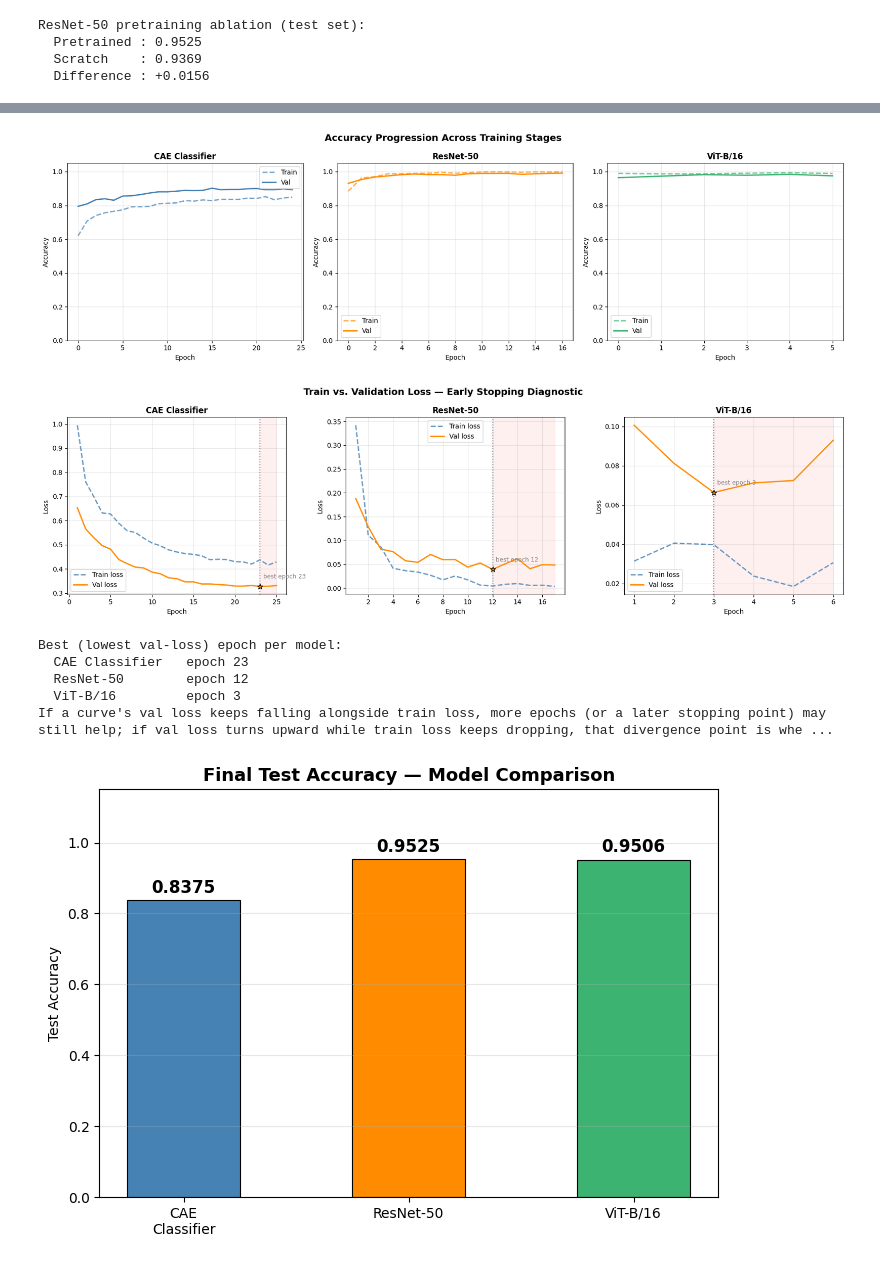
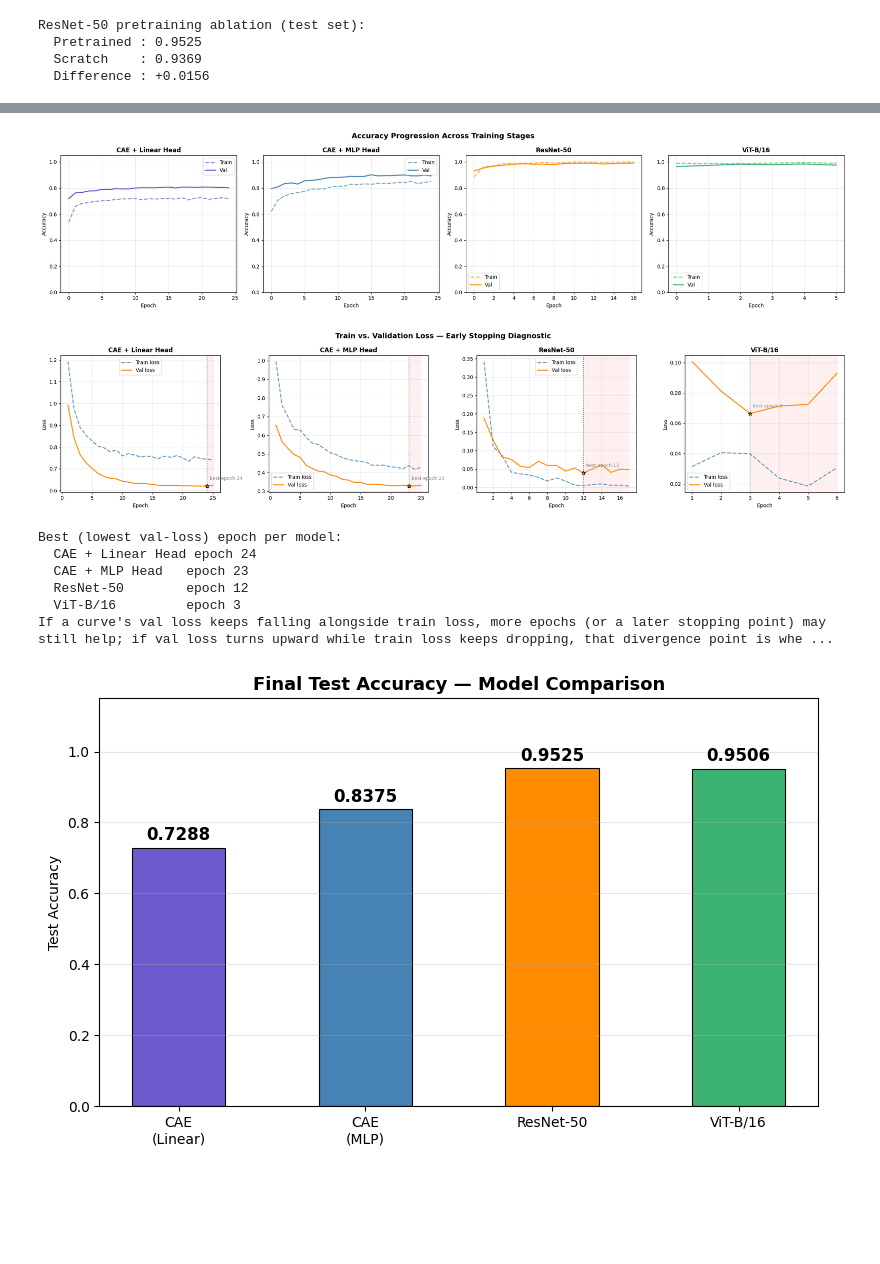
Before and after one commit to RiccardoPerin/MRI_Tumor_Classification, a Jupyter notebook: main_project.ipynb, the cells around one changed output, grey strips where cells are left out. Saved outputs shown, nothing was run; the diff lists cells and outputs as text; code cells hidden in the pictures; blank space fills up the shorter version.

```diff
--- a/main_project.ipynb
+++ b/main_project.ipynb
@@ -607,12 +607,12 @@ class CAEClassifier(nn.Module):
     Used during Stage 2 (supervised fine-tuning).
 
     By default (hidden_dim=None) this is a pure linear probe: Dropout ->
-    Linear(latent_dim, num_classes) -- exactly the main Stage 2 experiment.
+    Linear(latent_dim, num_classes) -- the Stage 2 experiment.
     Passing hidden_dim turns it into a 2-layer MLP probe (Dropout -> Linear
-    -> ReLU -> Dropout -> Linear); this is used only for the Stage 2b
-    capacity-check ablation, to see how much of the CAE branch's accuracy
-    gap is due to the *head's* limited capacity rather than the frozen
-    representation itself not being linearly separable.
+    -> ReLU -> Dropout -> Linear) -- the Stage 2b experiment.
+    Comparing the two isolates how much of the CAE branch's accuracy gap is
+    due to the head's limited capacity rather than the frozen representation
+    itself not being linearly separable.
     '''
 
     def __init__(self, encoder: Encoder, num_classes: int = 4, dropout: float = 0.4, hidden_dim: Optional[int] = None):
@@ -1600,12 +1598,14 @@ def report_and_plot(
 
 # ── Run test-set evaluation ───────────────────────────────────────────────────
 print('Running inference on the test set ...')
-cae_preds,    cae_labels    = collect_predictions(cae_classifier_mlp, test_loader, device)
+linear_cae_preds, linear_cae_labels = collect_predictions(cae_classifier, test_loader, device)
+cae_preds, cae_labels = collect_predictions(cae_classifier_mlp, test_loader, device)
 resnet_preds, resnet_labels = collect_predictions(resnet_model_pretrained,   test_loader, device)
-vit_preds,    vit_labels    = collect_predictions(vit_model,      test_loader, device)
+vit_preds, vit_labels = collect_predictions(vit_model,      test_loader, device)
 
 # ── Per-model report + confusion matrix ──────────────────────────────────────
-report_and_plot('CAE Classifier',  cae_preds,    cae_labels,    CLASS_NAMES)
+report_and_plot('CAE + Linear Head', linear_cae_preds, linear_cae_labels, CLASS_NAMES)
+report_and_plot('CAE + MLP Head',  cae_preds,    cae_labels,    CLASS_NAMES)
 report_and_plot('ResNet-50',        resnet_preds, resnet_labels, CLASS_NAMES)
 report_and_plot('ViT-B/16',         vit_preds,    vit_labels,    CLASS_NAMES)
 # %% [output]
@@ -1706,15 +1719,16 @@ from-scratch version (+1.56 points), confirming the same conclusion as validatio
 # %%
 # ── Final comparison visualisation ───────────────────────────────────────────
 
-COLORS = ['steelblue', 'darkorange', 'mediumseagreen']
+COLORS = ['slateblue', 'steelblue', 'darkorange', 'mediumseagreen']
 MODEL_LABELS = [
-    ('CAE Classifier', mlp_train_accs,    mlp_val_accs,    COLORS[0]),
-    ('ResNet-50',       rn_train_accs,     rn_val_accs,     COLORS[1]),
-    ('ViT-B/16',        vit_train_accs,    vit_val_accs,    COLORS[2]),
+    ('CAE + Linear Head', cae_train_accs, cae_val_accs, COLORS[0]),
+    ('CAE + MLP Head', mlp_train_accs,    mlp_val_accs,    COLORS[1]),
+    ('ResNet-50',       rn_train_accs,     rn_val_accs,     COLORS[2]),
+    ('ViT-B/16',        vit_train_accs,    vit_val_accs,    COLORS[3]),
 ]
 
 # ── (A) Accuracy curves per model ─────────────────────────────────────────────
-fig, axes = plt.subplots(1, 3, figsize=(17, 5))
+fig, axes = plt.subplots(1, 4, figsize=(22, 5))
 for ax, (name, tr_acc, vl_acc, color) in zip(axes, MODEL_LABELS):
     ax.plot(tr_acc, label='Train', linewidth=2, linestyle='--', color=color, alpha=0.7)
     ax.plot(vl_acc, label='Val',   linewidth=2, color=color)
@@ -1731,12 +1745,13 @@ plt.show()
 
 # ── (B) Train vs. Val loss curves per model — early-stopping check ───────────
 LOSS_LABELS = [
-    ('CAE Classifier', mlp_train_losses, mlp_val_losses, mlp_best_epoch),
-    ('ResNet-50',       rn_train_losses,  rn_val_losses,  rn_best_epoch),
-    ('ViT-B/16',        vit_train_losses, vit_val_losses, vit_best_epoch),
+    ('CAE + Linear Head', cae_train_losses, cae_val_losses, cae_best_epoch),
+    ('CAE + MLP Head', mlp_train_losses, mlp_val_losses, mlp_best_epoch),
+    ('ResNet-50', rn_train_losses,  rn_val_losses,  rn_best_epoch),
+    ('ViT-B/16', vit_train_losses, vit_val_losses, vit_best_epoch),
 ]
 
-fig_loss, axes_loss = plt.subplots(1, 3, figsize=(17, 5))
+fig_loss, axes_loss = plt.subplots(1, 4, figsize=(22, 5))
 for ax, (name, tr_loss_hist, vl_loss_hist, best_ep) in zip(axes_loss, LOSS_LABELS):
     plot_loss_curve(tr_loss_hist, vl_loss_hist, name, ax=ax)
 
@@ -1747,51 +1762,55 @@ plt.show()
 print('Best (lowest val-loss) epoch per model:')
 for name, _, _, best_ep in LOSS_LABELS:
     print(f'  {name:<16} epoch {best_ep}')
+
 print('If a curve\'s val loss keeps falling alongside train loss, more epochs (or a later'
       ' stopping point) may still help; if val loss turns upward while train loss keeps'
       ' dropping, that divergence point is where early stopping should trigger.')
 
 # ── (B) Bar chart: final test accuracy ────────────────────────────────────────
 test_accs = [
+    accuracy_score(linear_cae_labels, linear_cae_preds),
     accuracy_score(cae_labels,    cae_preds),
     accuracy_score(resnet_labels, resnet_preds),
     accuracy_score(vit_labels,    vit_preds),
 ]
-bar_labels = ['CAE\nClassifier', 'ResNet-50', 'ViT-B/16']
 
-fig2, ax2 = plt.subplots(figsize=(7, 5))
+bar_labels = ['CAE\n(Linear)', 'CAE\n(MLP)', 'ResNet-50', 'ViT-B/16']
+
+fig2, ax2 = plt.subplots(figsize=(8, 5))
 bars = ax2.bar(bar_labels, test_accs, color=COLORS,
                width=0.5, edgecolor='black', linewidth=0.8)
 for bar, acc in zip(bars, test_accs):
     ax2.text(
         bar.get_x() + bar.get_width() / 2,
         bar.get_height() + 0.01,
         f'{acc:.4f}',
         ha='center', va='bottom', fontsize=12, fontweight='bold',
     )
 ax2.set_title('Final Test Accuracy — Model Comparison', fontsize=13, fontweight='bold')
 ax2.set_ylabel('Test Accuracy')
 ax2.set_ylim(0, 1.15)
 ax2.grid(axis='y', alpha=0.3)
 plt.tight_layout()
 plt.show()
 
 # ── Summary table ─────────────────────────────────────────────────────────────
 print('\n' + '=' * 45)
 print(f'  {"Model":<22}  Test Accuracy')
 print('=' * 45)
-for name, acc in zip(['CAE Classifier', 'ResNet-50', 'ViT-B/16'], test_accs):
+for name, acc in zip(['CAE (Linear)', 'CAE (MLP)', 'ResNet-50', 'ViT-B/16'], test_accs):
     print(f'  {name:<22}  {acc:.4f}')
 print('=' * 45)
 # %% [output]
-[figure, old version]
+[figure, new version]
-[figure, old version]
+[figure, new version]
 Best (lowest val-loss) epoch per model:
-  CAE Classifier   epoch 23
+  CAE + Linear Head epoch 24
+  CAE + MLP Head   epoch 23
   ResNet-50        epoch 12
   ViT-B/16         epoch 3
 If a curve's val loss keeps falling alongside train loss, more epochs (or a later stopping point) may still help; if val loss turns upward while train loss keeps dropping, that divergence point is whe ...
-[figure, old version]
+[figure, new version]
 =============================================
   Model                   Test Accuracy
 =============================================
```
Also changed, not shown: parts of 7 cells of this notebook.
